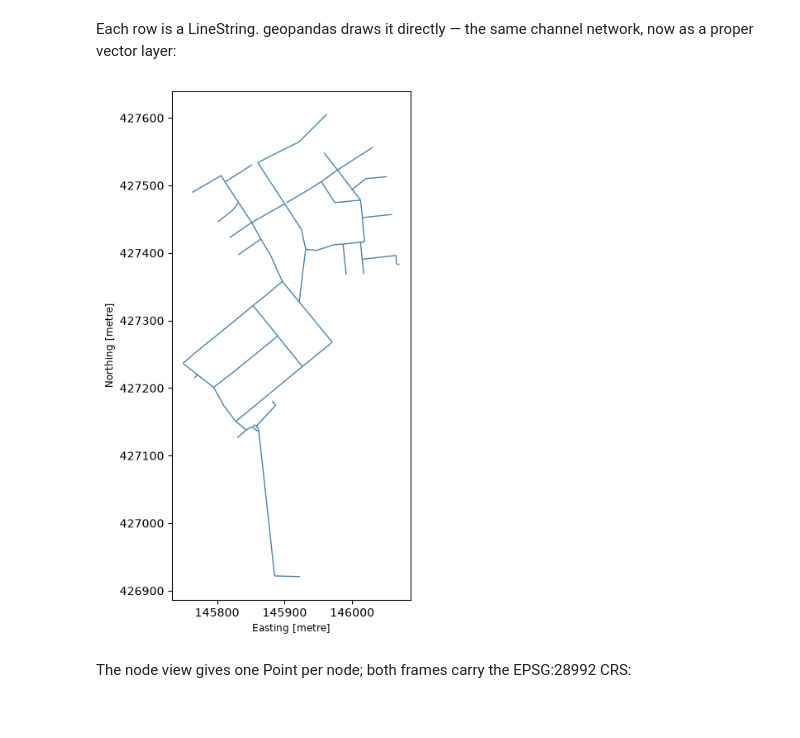
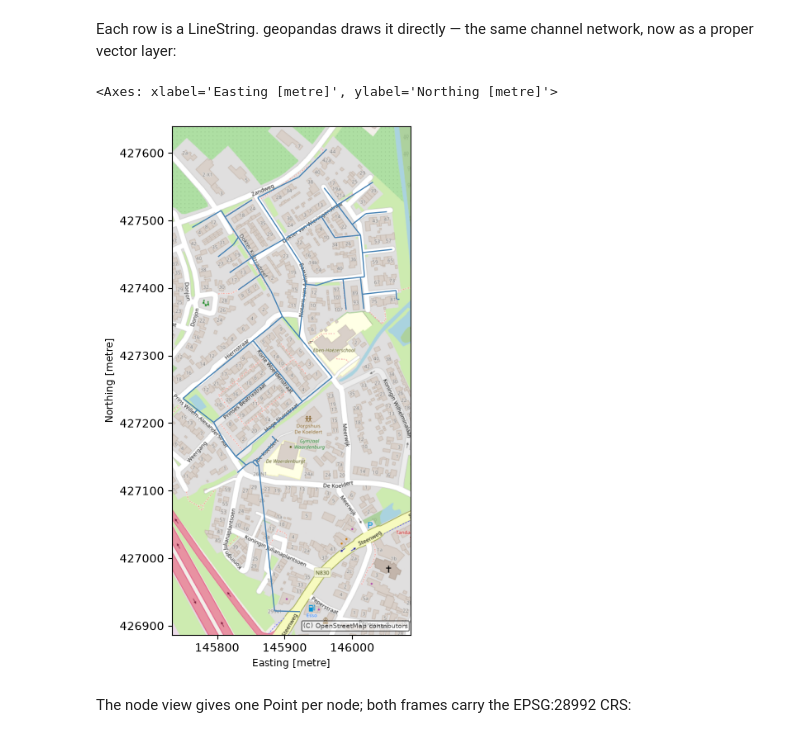
Before and after one commit to serapeum-org/pyramids-mesh, a Jupyter notebook: docs/examples/deltares1d.ipynb, the cells around one changed output. Saved outputs shown, nothing was run; the diff lists cells and outputs as text; code cells hidden in the pictures.

```diff
--- a/docs/examples/deltares1d.ipynb
+++ b/docs/examples/deltares1d.ipynb
@@ -119,10 +121,12 @@ gdf_edges.head()
 # %% [markdown]
 Each row is a LineString. geopandas draws it directly — the same channel network, now as a proper vector layer:
 # %%
-gdf_edges.plot(figsize=(6, 8), color="steelblue", lw=1)
-plt.gca().set_aspect("equal")
+ax = gdf_edges.plot(figsize=(6, 8), color="steelblue", lw=1)
+ax.set_aspect("equal")
+add_tiles(ax, crs=28992)
 # %% [output]
+<Axes: xlabel='Easting [metre]', ylabel='Northing [metre]'>
-[figure, old version]
+[figure, new version]
 # %% [markdown]
 The node view gives one Point per node; both frames carry the EPSG:28992 CRS:
 # %%
```
Also changed, not shown: parts of 1 cell of this notebook, 2 other files.
